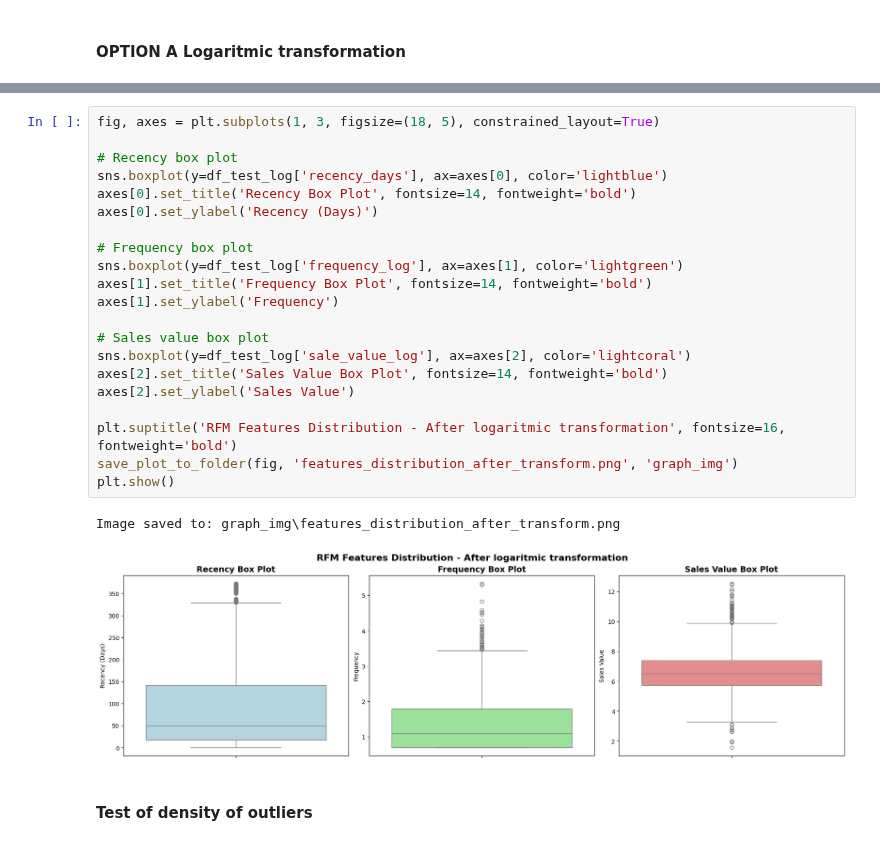
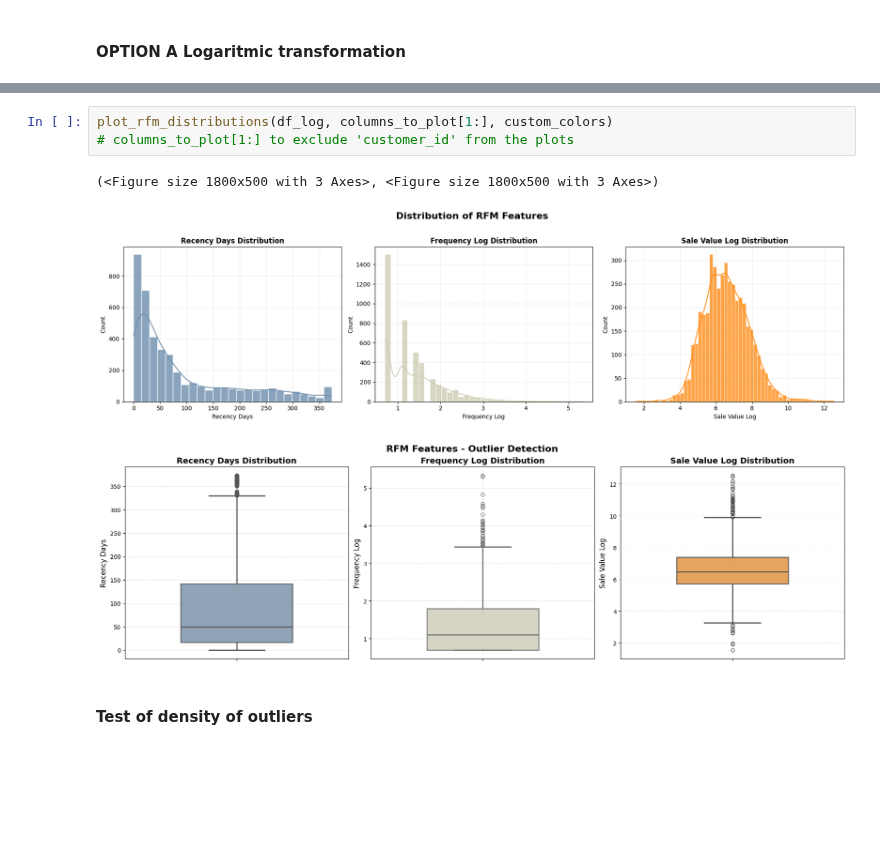
Before and after one commit to CaballeroRAR/ds_projects_collabs, a Jupyter notebook: 1-cluster_retail_uci/notebook/cluster_retail.ipynb, the cells around one changed output, grey strips where cells are left out. Saved outputs shown, nothing was run; the diff lists cells and outputs as text; blank space fills up the shorter version.

```diff
--- a/1-cluster_retail_uci/notebook/cluster_retail.ipynb
+++ b/1-cluster_retail_uci/notebook/cluster_retail.ipynb
@@ -731,27 +701,10 @@ Image saved to: graph_img\hist_distribution_after_transformation.png
-# %%
-fig, axes = plt.subplots(1, 3, figsize=(18, 5), constrained_layout=True)
-
-# Recency box plot
-sns.boxplot(y=df_test_log['recency_days'], ax=axes[0], color='lightblue')
-axes[0].set_title('Recency Box Plot', fontsize=14, fontweight='bold')
-axes[0].set_ylabel('Recency (Days)')
-
-# Frequency box plot
-sns.boxplot(y=df_test_log['frequency_log'], ax=axes[1], color='lightgreen')
-axes[1].set_title('Frequency Box Plot', fontsize=14, fontweight='bold')
-axes[1].set_ylabel('Frequency')
-
-# Sales value box plot
-sns.boxplot(y=df_test_log['sale_value_log'], ax=axes[2], color='lightcoral')
-axes[2].set_title('Sales Value Box Plot', fontsize=14, fontweight='bold')
-axes[2].set_ylabel('Sales Value')
-
-plt.suptitle('RFM Features Distribution - After logaritmic transformation', fontsize=16, fontweight='bold')
-save_plot_to_folder(fig, 'features_distribution_after_transform.png', 'graph_img')
-plt.show()
-# %% [output]
-Image saved to: graph_img\features_distribution_after_transform.png
-[figure, removed]
+# %%
+plot_rfm_distributions(df_log, columns_to_plot[1:], custom_colors)
+# columns_to_plot[1:] to exclude 'customer_id' from the plots
+# %% [output]
+(<Figure size 1800x500 with 3 Axes>, <Figure size 1800x500 with 3 Axes>)
+[figure, added]
+[figure, added]
 # %% [markdown]
 #### Test of density of outliers
 # %%
```
Also changed, not shown: parts of 37 cells of this notebook, 2 other files.
